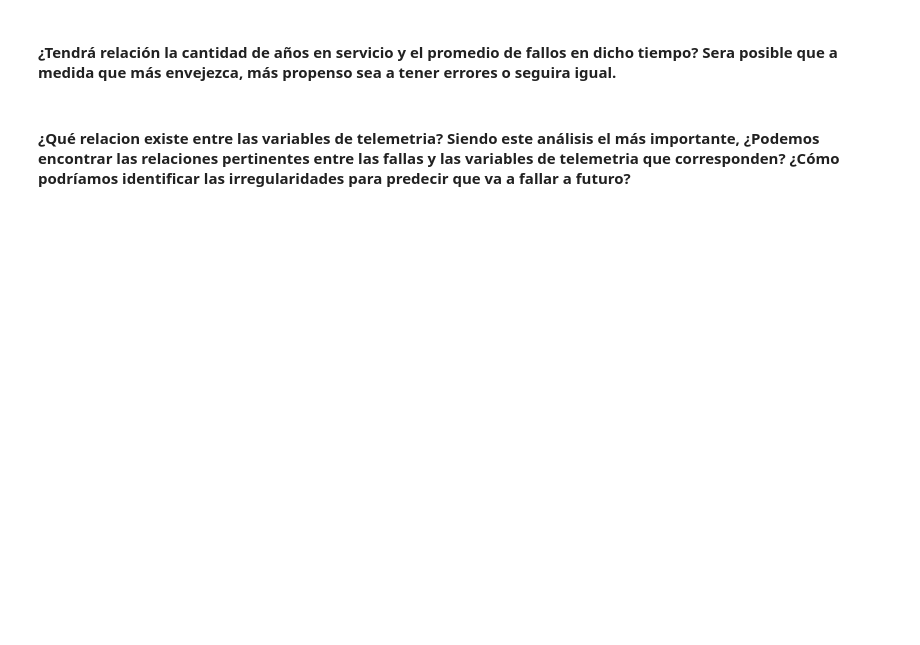
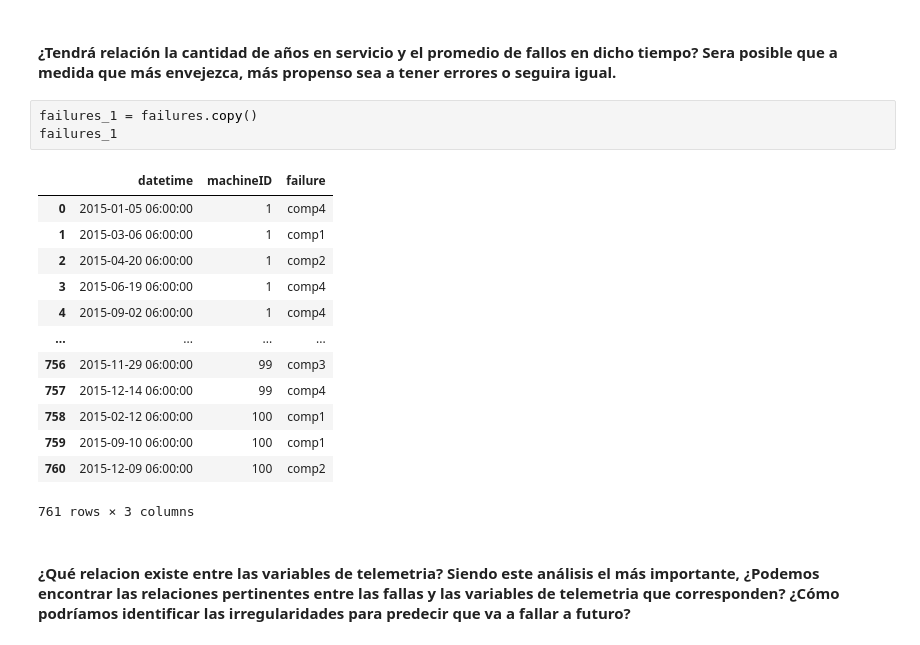
Before and after one commit to Brami01/TIC_Project_PM, a Jupyter notebook: main.ipynb, the cells around one changed output. Cells and saved outputs as stored; diff of their text form; blank space fills up the shorter version.

```diff
--- a/main.ipynb
+++ b/main.ipynb
@@ -294,4 +306,21 @@ caca
 # %% [markdown]
 #### ¿Tendrá relación la cantidad de años en servicio y el promedio de fallos en dicho tiempo? Sera posible que a medida que más envejezca, más propenso sea a tener errores o seguira igual.
+# %%
+failures_1 = failures.copy()
+failures_1
+# %% [output]
+|  | datetime | machineID | failure |
+| 0 | 2015-01-05 06:00:00 | 1 | comp4 |
+| 1 | 2015-03-06 06:00:00 | 1 | comp1 |
+| 2 | 2015-04-20 06:00:00 | 1 | comp2 |
+| 3 | 2015-06-19 06:00:00 | 1 | comp4 |
+| 4 | 2015-09-02 06:00:00 | 1 | comp4 |
+| ... | ... | ... | ... |
+| 756 | 2015-11-29 06:00:00 | 99 | comp3 |
+| 757 | 2015-12-14 06:00:00 | 99 | comp4 |
+| 758 | 2015-02-12 06:00:00 | 100 | comp1 |
+| 759 | 2015-09-10 06:00:00 | 100 | comp1 |
+| 760 | 2015-12-09 06:00:00 | 100 | comp2 |
+761 rows × 3 columns
 # %% [markdown]
 #### ¿Qué relacion existe entre las variables de telemetria? Siendo este análisis el más importante, ¿Podemos encontrar las relaciones pertinentes entre las fallas y las variables de telemetria que corresponden? ¿Cómo podríamos identificar las irregularidades para predecir que va a fallar a futuro?
```
Also changed, not shown: parts of 3 cells of this notebook.
